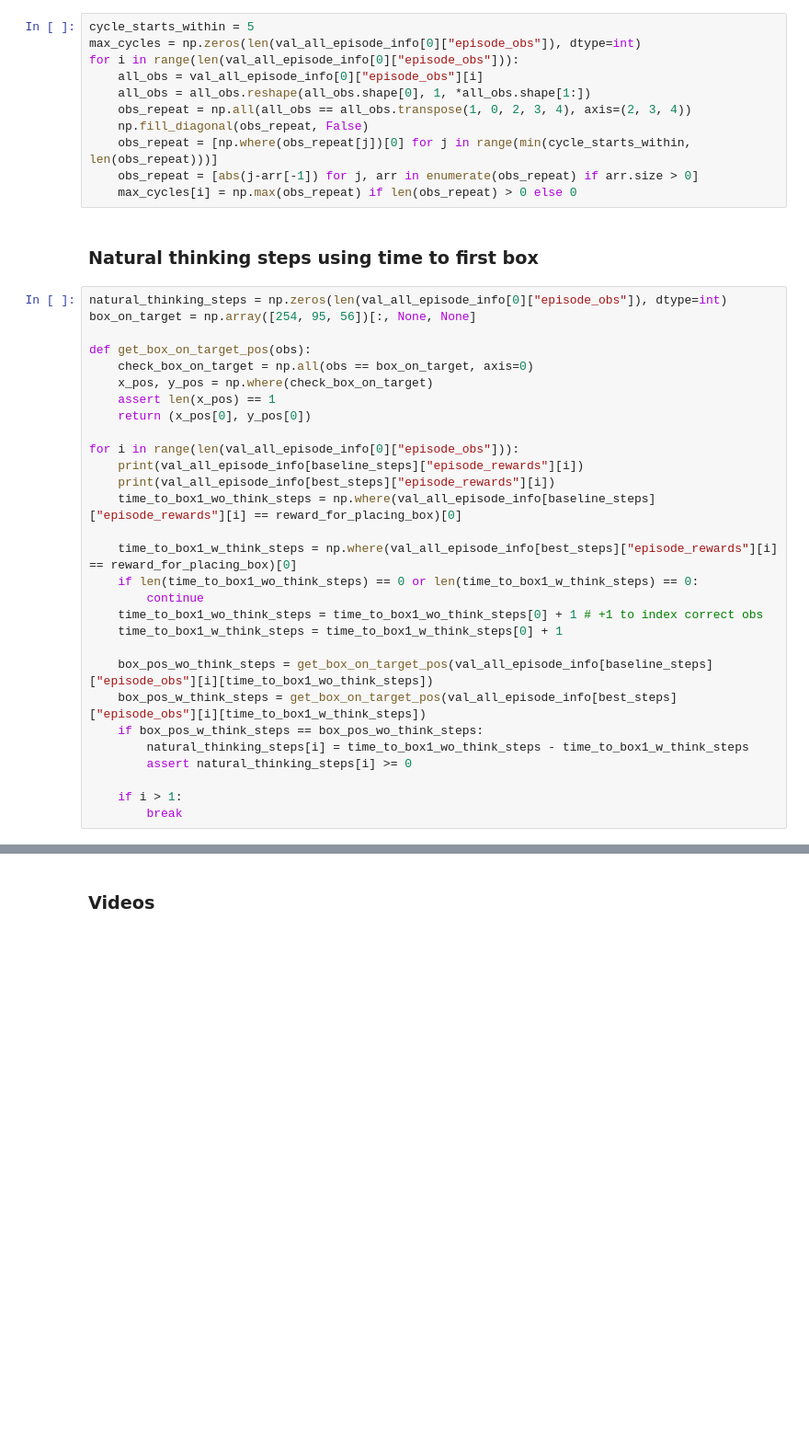
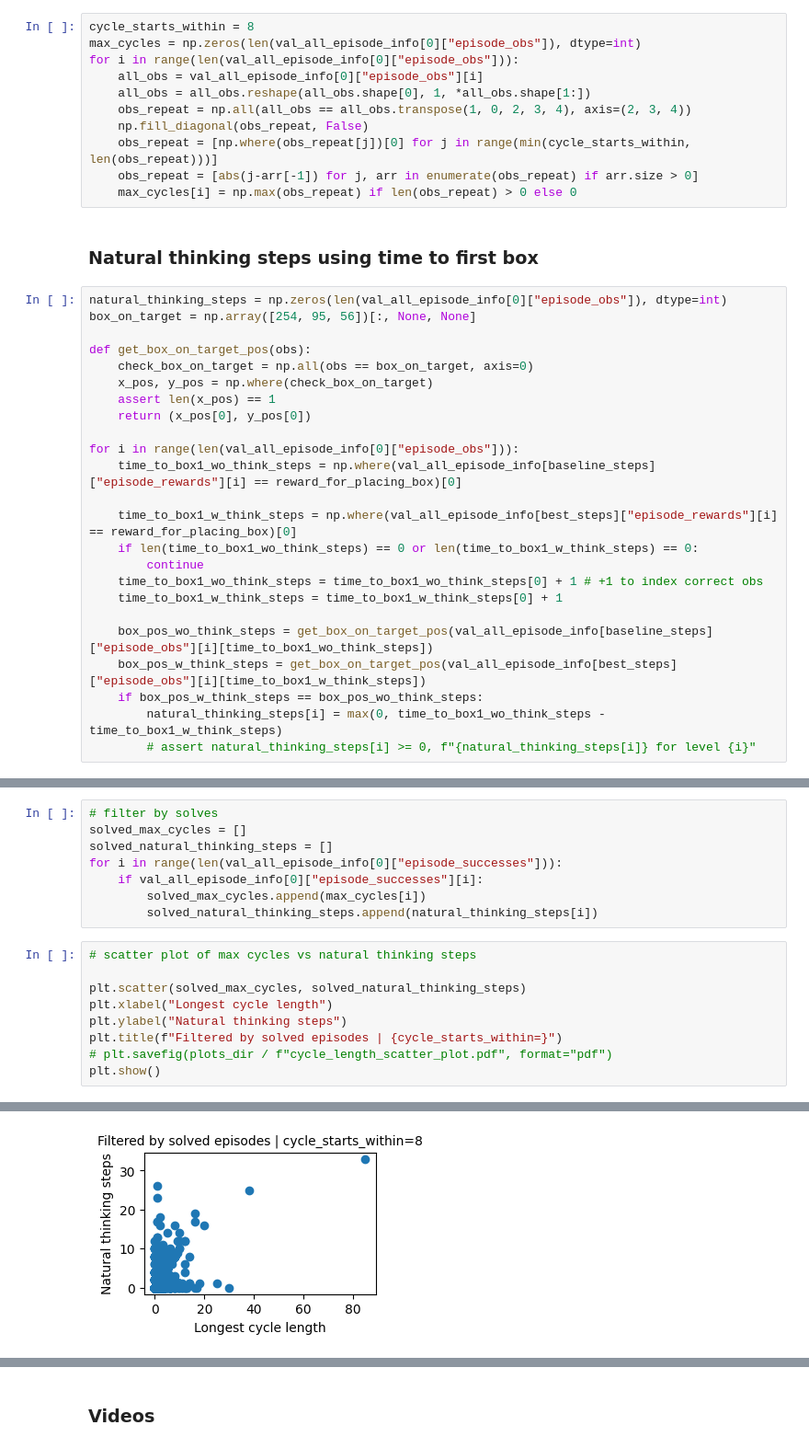
Before and after one commit to AlignmentResearch/train-learned-planner, a Jupyter notebook: cleanba/notebooks/behavioral_analysis.ipynb, the cells around one changed output, grey strips where cells are left out. Shown: that part at 92% size. Drawn from its saved outputs; the diff is of its cells as text; blank space fills up the shorter version.

Commit message:
add cycles and update styles

```diff
--- a/cleanba/notebooks/behavioral_analysis.ipynb
+++ b/cleanba/notebooks/behavioral_analysis.ipynb
@@ -548,7 +671,7 @@ plt.show()
 # %% [markdown]
 ### Cycles at the start
 # %%
-cycle_starts_within = 5
+cycle_starts_within = 8
 max_cycles = np.zeros(len(val_all_episode_info[0]["episode_obs"]), dtype=int)
 for i in range(len(val_all_episode_info[0]["episode_obs"])):
     all_obs = val_all_episode_info[0]["episode_obs"][i]
@@ -571,8 +694,6 @@ def get_box_on_target_pos(obs):
     return (x_pos[0], y_pos[0])
 
 for i in range(len(val_all_episode_info[0]["episode_obs"])):
-    print(val_all_episode_info[baseline_steps]["episode_rewards"][i])
-    print(val_all_episode_info[best_steps]["episode_rewards"][i])
     time_to_box1_wo_think_steps = np.where(val_all_episode_info[baseline_steps]["episode_rewards"][i] == reward_for_placing_box)[0]
 
     time_to_box1_w_think_steps = np.where(val_all_episode_info[best_steps]["episode_rewards"][i] == reward_for_placing_box)[0]
@@ -584,8 +705,5 @@ for i in range(len(val_all_episode_info[0]["episode_obs"])):
     box_pos_wo_think_steps = get_box_on_target_pos(val_all_episode_info[baseline_steps]["episode_obs"][i][time_to_box1_wo_think_steps])
     box_pos_w_think_steps = get_box_on_target_pos(val_all_episode_info[best_steps]["episode_obs"][i][time_to_box1_w_think_steps])
     if box_pos_w_think_steps == box_pos_wo_think_steps:
-        natural_thinking_steps[i] = time_to_box1_wo_think_steps - time_to_box1_w_think_steps
-        assert natural_thinking_steps[i] >= 0
-
-    if i > 1:
-        break
+        natural_thinking_steps[i] = max(0, time_to_box1_wo_think_steps - time_to_box1_w_think_steps)
+        # assert natural_thinking_steps[i] >= 0, f"{natural_thinking_steps[i]} for level {i}"
@@ -593,0 +714,18 @@ KeyboardInterrupt:
+# %%
+# filter by solves
+solved_max_cycles = []
+solved_natural_thinking_steps = []
+for i in range(len(val_all_episode_info[0]["episode_successes"])):
+    if val_all_episode_info[0]["episode_successes"][i]:
+        solved_max_cycles.append(max_cycles[i])
+        solved_natural_thinking_steps.append(natural_thinking_steps[i])
+# %%
+# scatter plot of max cycles vs natural thinking steps
+
+plt.scatter(solved_max_cycles, solved_natural_thinking_steps)
+plt.xlabel("Longest cycle length")
+plt.ylabel("Natural thinking steps")
+plt.title(f"Filtered by solved episodes | {cycle_starts_within=}")
+# plt.savefig(plots_dir / f"cycle_length_scatter_plot.pdf", format="pdf")
+plt.show()
+# %% [output]
@@ -593,0 +749 @@ KeyboardInterrupt:
+[figure, added]
```
Also changed, not shown: parts of 19 cells of this notebook.
